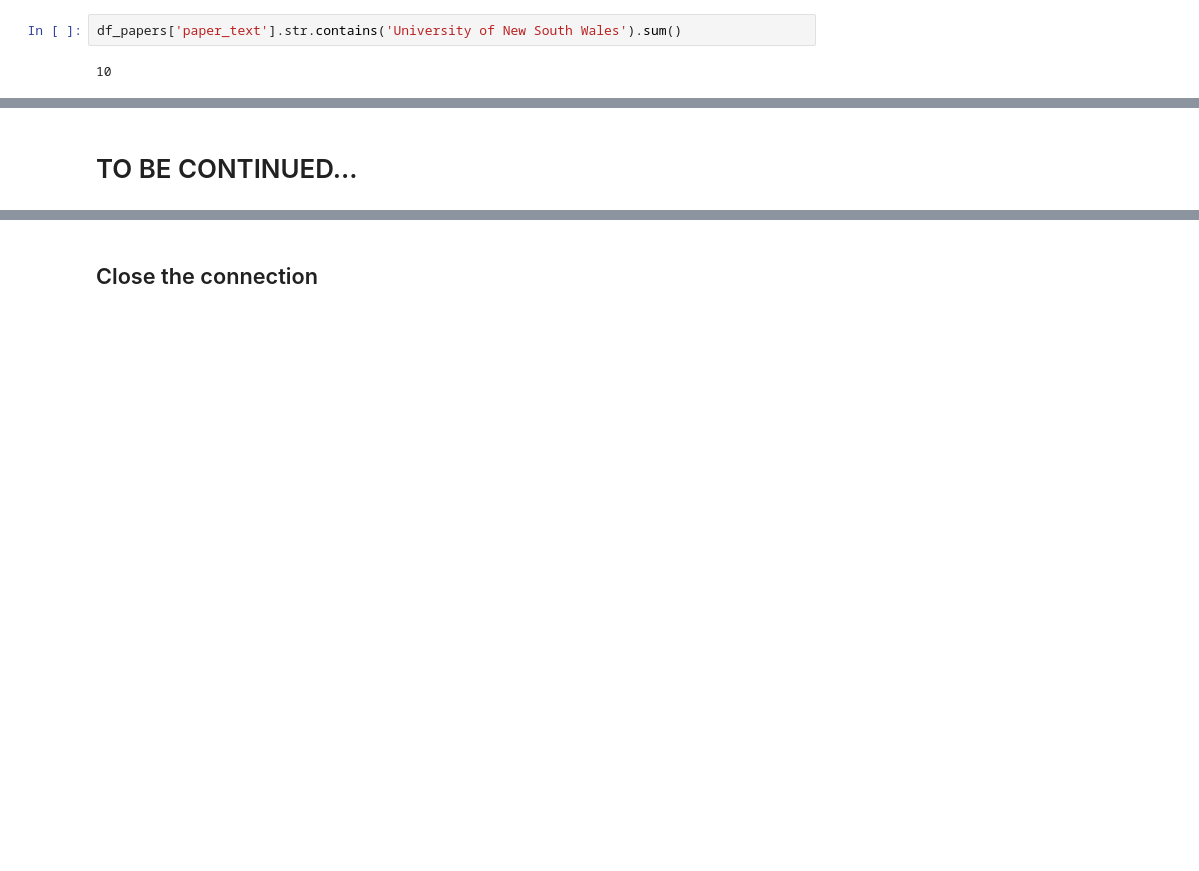
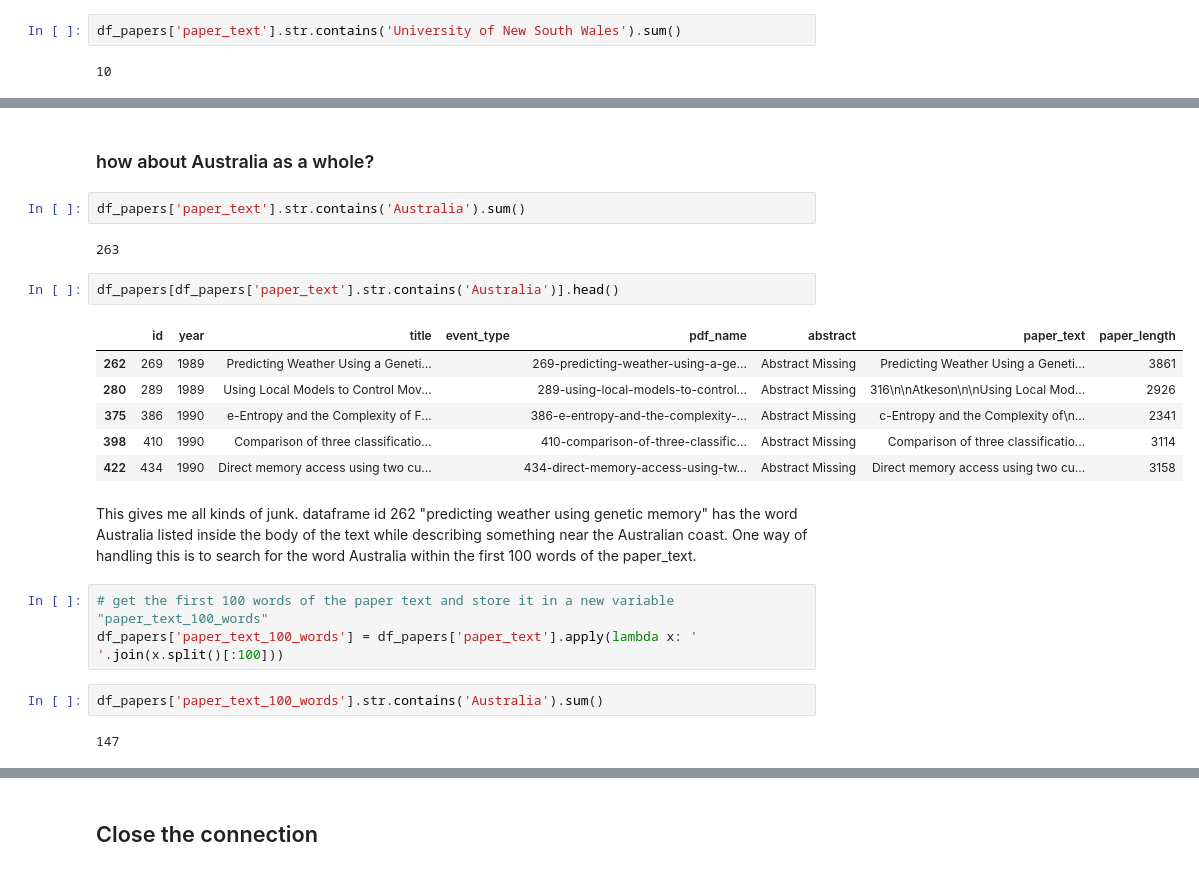
Before and after one commit to vivekbharadwaj/nips_papers_analysis, a Jupyter notebook: NOTEBOOKS/00_nips_analysis.ipynb, the cells around one changed output, grey strips where cells are left out. Drawn from its saved outputs; the diff is of its cells as text; blank space fills up the shorter version.

```diff
--- a/NOTEBOOKS/00_nips_analysis.ipynb
+++ b/NOTEBOOKS/00_nips_analysis.ipynb
@@ -166,5 +170,27 @@ df_papers[df_papers['paper_text'].str.contains('University of New South Wales')]
 | 5412 | 5455 | 2014 | Extended and Unscented Gaussian P... | Spotlight | 5455-extended-and-unscented-gauss... | We present two new methods for in... | Extended and Unscented Gaussian P... | 5355 |
 | 5622 | 5665 | 2015 | Scalable Inference for Gaussian P... | Poster | 5665-scalable-inference-for-gauss... | We propose a sparse method for sc... | Scalable Inference for Gaussian P... | 5226 |
 | 6200 | 6243 | 2016 | Infinite Hidden Semi-Markov Modul... | Poster | 6243-infinite-hidden-semi-markov-... | The correlation between events is... | Infinite Hidden Semi-Markov Modul... | 5639 |
-# %% [markdown]
-# TO BE CONTINUED...
+# %% [markdown]
+### how about Australia as a whole?
+# %%
+df_papers['paper_text'].str.contains('Australia').sum()
+# %% [output]
+263
+# %%
+df_papers[df_papers['paper_text'].str.contains('Australia')].head()
+# %% [output]
+|  | id | year | title | event_type | pdf_name | abstract | paper_text | paper_length |
+| 262 | 269 | 1989 | Predicting Weather Using a Geneti... |  | 269-predicting-weather-using-a-ge... | Abstract Missing | Predicting Weather Using a Geneti... | 3861 |
+| 280 | 289 | 1989 | Using Local Models to Control Mov... |  | 289-using-local-models-to-control... | Abstract Missing | 316\n\nAtkeson\n\nUsing Local Mod... | 2926 |
+| 375 | 386 | 1990 | e-Entropy and the Complexity of F... |  | 386-e-entropy-and-the-complexity-... | Abstract Missing | c-Entropy and the Complexity of\n... | 2341 |
+| 398 | 410 | 1990 | Comparison of three classificatio... |  | 410-comparison-of-three-classific... | Abstract Missing | Comparison of three classificatio... | 3114 |
+| 422 | 434 | 1990 | Direct memory access using two cu... |  | 434-direct-memory-access-using-tw... | Abstract Missing | Direct memory access using two cu... | 3158 |
+# %% [markdown]
+This gives me all kinds of junk. dataframe id 262 "predicting weather using genetic memory" has the word Australia listed inside the body of the text while describing something near the Australian coast. One way of handling this is to search for the word Australia within the first 100 words of the paper_text.
+# %%
+# get the first 100 words of the paper text and store it in a new variable "paper_text_100_words"
+df_papers['paper_text_100_words'] = df_papers['paper_text'].apply(lambda x: ' '.join(x.split()[:100]))
+# %%
+df_papers['paper_text_100_words'].str.contains('Australia').sum()
+# %% [output]
+147
```
Also changed, not shown: parts of 8 cells of this notebook.
